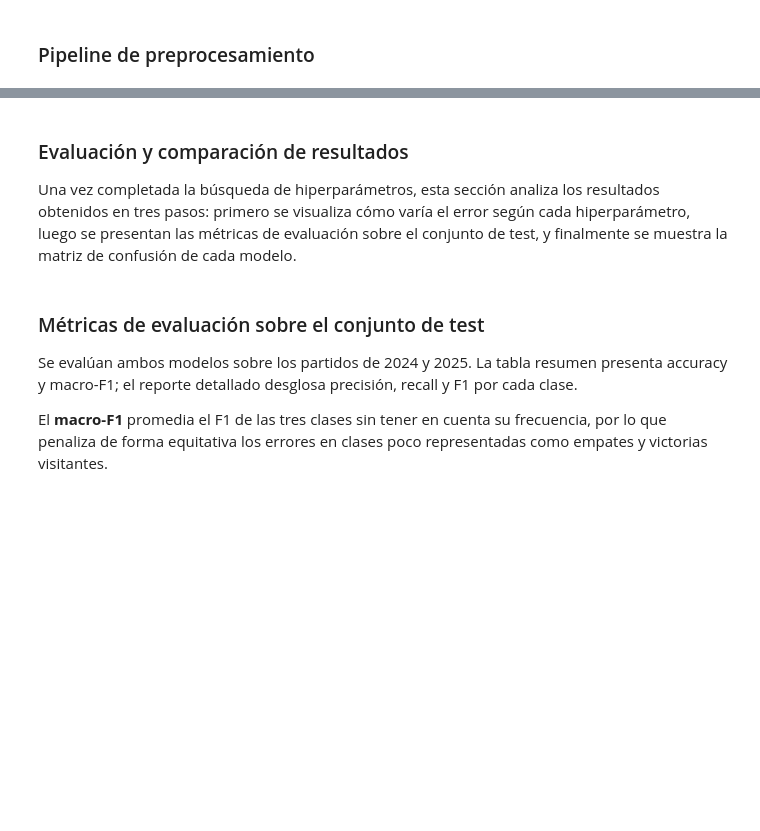
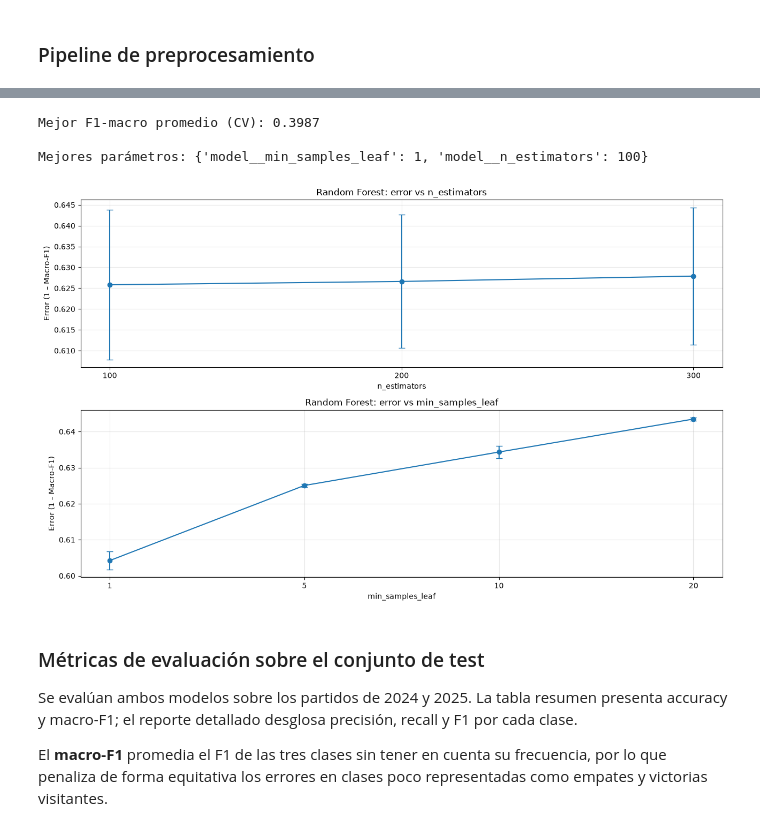
Before and after one commit to lugonca20/aprendaut_labs, a Jupyter notebook: tarea1/tarea1.ipynb, the cells around one changed output, grey strips where cells are left out. Saved outputs shown, nothing was run; the diff lists cells and outputs as text; code cells hidden in the pictures; blank space fills up the shorter version.

Commit message:
update en RF y DT + mejoras en gráficas

```diff
--- a/tarea1/tarea1.ipynb
+++ b/tarea1/tarea1.ipynb
@@ -498,7 +501,7 @@ from sklearn.pipeline import Pipeline
 from sklearn.impute import SimpleImputer
 from sklearn.preprocessing import OneHotEncoder
 from sklearn.compose import ColumnTransformer
-
+from sklearn.ensemble import RandomForestClassifier
 
 numeric_pipeline = Pipeline([
     ('imputer', SimpleImputer())
@@ -518,3 +521,13 @@ preprocessing = ColumnTransformer(
         ('categorical', categorical_pipeline, categorical_features),
     ],
 )
+
+pipeline_rf = Pipeline([
+    ('preprocessing', preprocessing),
+    ('model', RandomForestClassifier(random_state=62))
+])
+
+param_grid = {
+    'model__n_estimators': [100, 200, 300],
+    'model__min_samples_leaf': [1, 5, 10, 20]
+}
@@ -546,12 +543,12 @@ cv_temporal = TimeSeriesSplit(n_splits=5)
 
 grid_search_rf = GridSearchCV(
     estimator=pipeline_rf,
-    param_grid=param_grid_rf,
+    param_grid=param_grid,
     scoring='f1_macro',
     cv=cv_temporal,
     n_jobs=-1,
     refit=True
 )
 
-grid_search_rf.fit(X_train_rf, Y_train_rf)
+grid_search_rf.fit(X_train, Y_train)
 # %% [output]
@@ -559,7 +571,0 @@ NameError: name 'pipeline_rf' is not defined
-# %% [markdown]
-### Evaluación y comparación de resultados
-
-Una vez completada la búsqueda de hiperparámetros, esta sección analiza los resultados
-obtenidos en tres pasos: primero se visualiza cómo varía el error según cada hiperparámetro,
-luego se presentan las métricas de evaluación sobre el conjunto de test, y finalmente
-se muestra la matriz de confusión de cada modelo.
@@ -613,3 +572,47 @@ se muestra la matriz de confusión de cada modelo.
+# %%
+print(f"Mejor F1-macro promedio (CV): {grid_search_rf.best_score_:.4f}\n")
+print(f"Mejores parámetros: {grid_search_rf.best_params_}")
+# %% [output]
+Mejor F1-macro promedio (CV): 0.3987
+
+Mejores parámetros: {'model__min_samples_leaf': 1, 'model__n_estimators': 100}
+# %%
+import matplotlib.pyplot as plt
+
+results_rf = pd.DataFrame(grid_search_rf.cv_results_)
+grid_search_rf.cv_results_
+
+def plot_param(ax, results, col, title, xlabel, order):
+    df = results.copy()
+    df['_x'] = df[col].astype(str)
+    g = df.groupby('_x')['mean_test_score']
+    means = g.mean().reindex([str(x) for x in order])
+    stds  = g.std().reindex([str(x) for x in order]).fillna(0)
+    ax.errorbar(means.index, 1 - means.values, yerr=stds.values,
+                marker='o', capsize=4, linewidth=1.5)
+    ax.set_title(title)
+    ax.set_xlabel(xlabel)
+    ax.set_ylabel('Error (1 – Macro-F1)')
+    ax.grid(True, alpha=0.3)
+
+fig, axes = plt.subplots(2, 1, figsize=(13, 8))
+
+plot_param(axes[0], results_rf,
+           'param_model__n_estimators',
+           'Random Forest: error vs n_estimators',
+           'n_estimators',
+           order=[100, 200, 300])
+
+plot_param(axes[1], results_rf,
+           'param_model__min_samples_leaf',
+           'Random Forest: error vs min_samples_leaf',
+           'min_samples_leaf',
+           order=[1, 5, 10, 20])
+
+plt.tight_layout()
+plt.show()
+# %% [output]
+[figure, added]
 # %% [markdown]
 ### Métricas de evaluación sobre el conjunto de test
 
```
Also changed, not shown: parts of 20 cells of this notebook.
